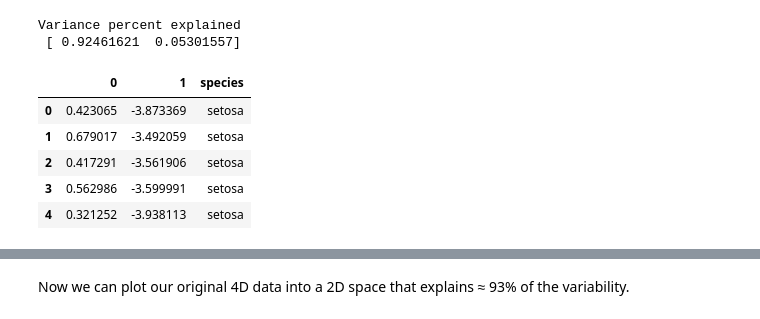
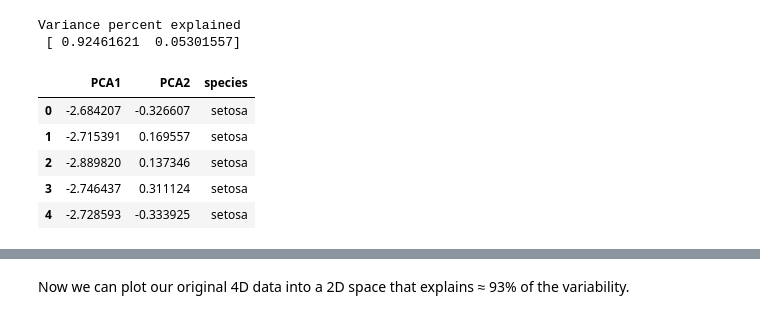
Before and after one commit to justinbois/bebi103, a Jupyter notebook: tutorials/r5_pca.ipynb, the cells around one changed output, grey strips where cells are left out. Drawn from its saved outputs; the diff is of its cells as text; code cells hidden in the pictures.

```diff
--- a/tutorials/r5_pca.ipynb
+++ b/tutorials/r5_pca.ipynb
@@ -276,11 +278,12 @@ def pca_projection(sklearn_PCA, data, dim):
 # %%
-df_2D = pd.DataFrame(pca_projection(sklearn_pca, df_iris[iris.feature_names], 2))
+df_2D = pd.DataFrame(sklearn_pca.transform(df_iris[iris.feature_names]),
+                     columns=['PCA1', 'PCA2'])
 df_2D['species'] = df_iris['species']
 df_2D.head()
 # %% [output]
-|  | 0 | 1 | species |
-| 0 | 0.423065 | -3.873369 | setosa |
-| 1 | 0.679017 | -3.492059 | setosa |
-| 2 | 0.417291 | -3.561906 | setosa |
-| 3 | 0.562986 | -3.599991 | setosa |
-| 4 | 0.321252 | -3.938113 | setosa |
+|  | PCA1 | PCA2 | species |
+| 0 | -2.684207 | -0.326607 | setosa |
+| 1 | -2.715391 | 0.169557 | setosa |
+| 2 | -2.889820 | 0.137346 | setosa |
+| 3 | -2.746437 | 0.311124 | setosa |
+| 4 | -2.728593 | -0.333925 | setosa |
```
Also changed, not shown: parts of 18 cells of this notebook.
